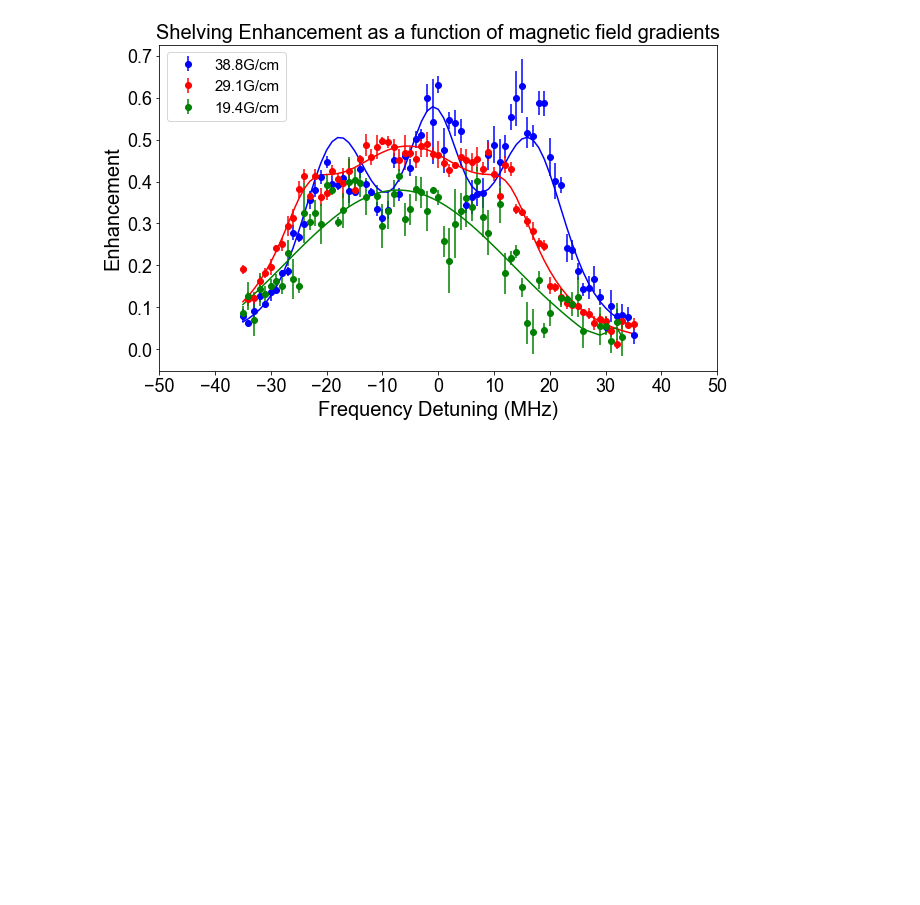
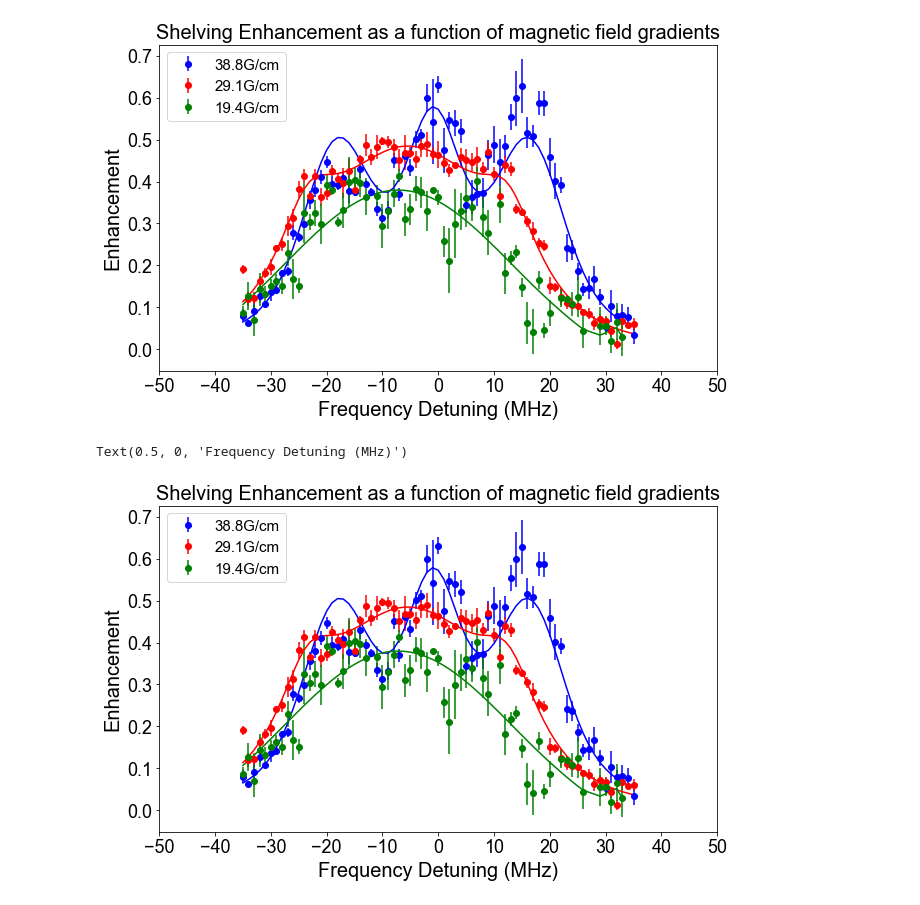
Before and after one commit to hsuchungchuan/Projects, a Jupyter notebook: Red MOT Shelving Data Analysis 20240918/FullDataAnalysisShelvingForDifferentMagneticFieldGradients.ipynb, the cells around one changed output. Cells and saved outputs as stored; diff of their text form; code cells hidden in the pictures; blank space fills up the shorter version.

Commit message:
plotting separate plots

```diff
--- a/Red MOT Shelving Data Analysis 20240918/FullDataAnalysisShelvingForDifferentMagneticFieldGradients.ipynb
+++ b/Red MOT Shelving Data Analysis 20240918/FullDataAnalysisShelvingForDifferentMagneticFieldGradients.ipynb
@@ -319,3 +319,44 @@ plt.xlabel(r'Frequency Detuning (MHz)')
 # %% [output]
 Text(0.5, 0, 'Frequency Detuning (MHz)')
 [figure]
+# %%
+### ---------------------- PLOTTING ---------------------- ###
+
+plt.figure(figsize=(10,6))
+
+# convert x-axis to frequency detuning space in MHz, where the biggest shelving intensity is 0 detuning
+FrequencyDetuning = np.arange(-np.argmax(ShelvingIntensityAverageArray_cleaned1), np.shape(ShelvingIntensityAverageArray_cleaned1)[0]-np.argmax(ShelvingIntensityAverageArray_cleaned1))
+FrequencyDetuningGamma = FrequencyDetuning/7.5 # convert to units of x 10e3 Gamma_red (7.5kHz)
+
+### ---------------------- FOR 50A ONLY: CLEAN MORE DATA ---------------------- ###
+
+# Remove data points that correspond to the anomalous data points above with placeholders zeroes
+FrequencyDetuning_deleted = np.delete(FrequencyDetuning, np.where(ShelvingIntensityAverageArray_cleaned3 == 0))
+FrequencyDetuningGamma_deleted = np.delete(FrequencyDetuningGamma, np.where(ShelvingIntensityAverageArray_cleaned3 == 0))
+ShelvingIntensityAverageArray_cleaned3_deleted = np.delete(ShelvingIntensityAverageArray_cleaned3, np.where(ShelvingIntensityAverageArray_cleaned3 == 0))
+ShelvingIntensityUncertaintyArray_cleaned3_deleted = np.delete(ShelvingIntensityUncertaintyArray_cleaned3, np.where(ShelvingIntensityAverageArray_cleaned3 == 0))
+
+### ---------------------- PLOTTING CONTINUED ---------------------- ###
+
+# plt.errorbar(range(len(ShelvingIntensityAverageArray)), ShelvingIntensityAverageArray, yerr=ShelvingIntensityUncertaintyArray, fmt='o')
+plt.errorbar(FrequencyDetuning, ShelvingIntensityAverageArray_cleaned1, yerr=ShelvingIntensityUncertaintyArray_cleaned1, fmt='o',color='blue', label=r'38.8G/cm')
+plt.errorbar(FrequencyDetuning, ShelvingIntensityAverageArray_cleaned2, yerr=ShelvingIntensityUncertaintyArray_cleaned2, fmt='o', color='red', label=r'29.1G/cm')
+plt.errorbar(FrequencyDetuning_deleted, ShelvingIntensityAverageArray_cleaned3_deleted, yerr=ShelvingIntensityUncertaintyArray_cleaned3_deleted, fmt='o', color='green',label=r'19.4G/cm')
+plt.legend(loc='upper left')
+
+plt.plot(FrequencyDetuning, combined_voigt(FrequencyDetuning, *popt1), 'b-')
+plt.plot(FrequencyDetuning, combined_voigt(FrequencyDetuning, *popt2), 'r-')
+plt.plot(FrequencyDetuning_deleted, combined_voigt(FrequencyDetuning_deleted, *popt3), 'g-')
+
+plt.legend(loc='upper left')
+
+plt.xticks(np.arange(-50, 51, 10))
+plt.title('Shelving Enhancement as a function of magnetic field gradients')
+plt.ylabel(r'Enhancement')
+plt.xlabel(r'Frequency Detuning (MHz)')
+
+# plt.savefig('ShelvingEnhancementVsFrequencyDetuningVsBfield2Fitted.png', dpi=1200)
+# plt.savefig('ShelvingEnhancementVsFrequencyDetuningVsBfield2Fitted.pdf',dpi=1200)
+# %% [output]
+Text(0.5, 0, 'Frequency Detuning (MHz)')
+[figure, added]
```
Also changed, not shown: parts of 1 cell of this notebook.
